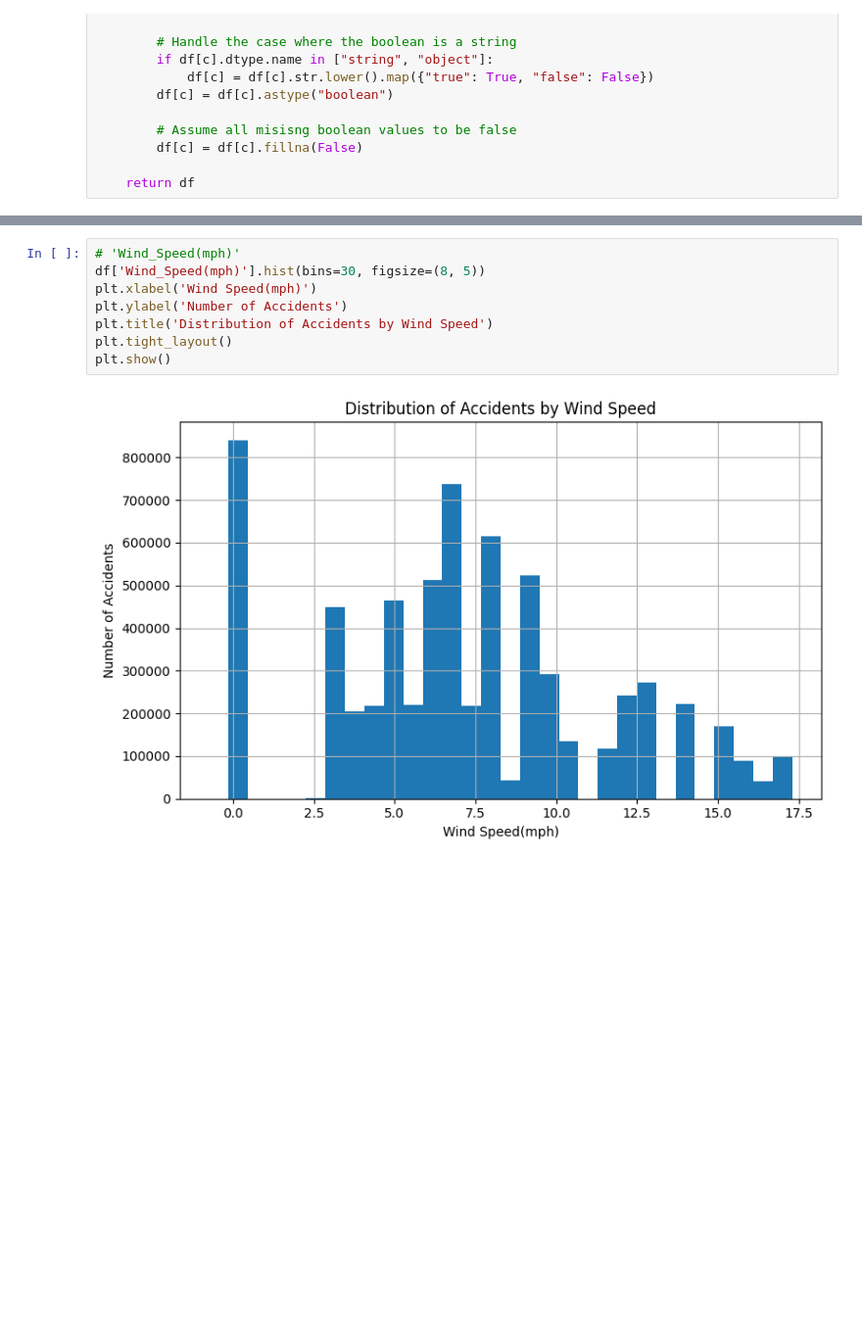
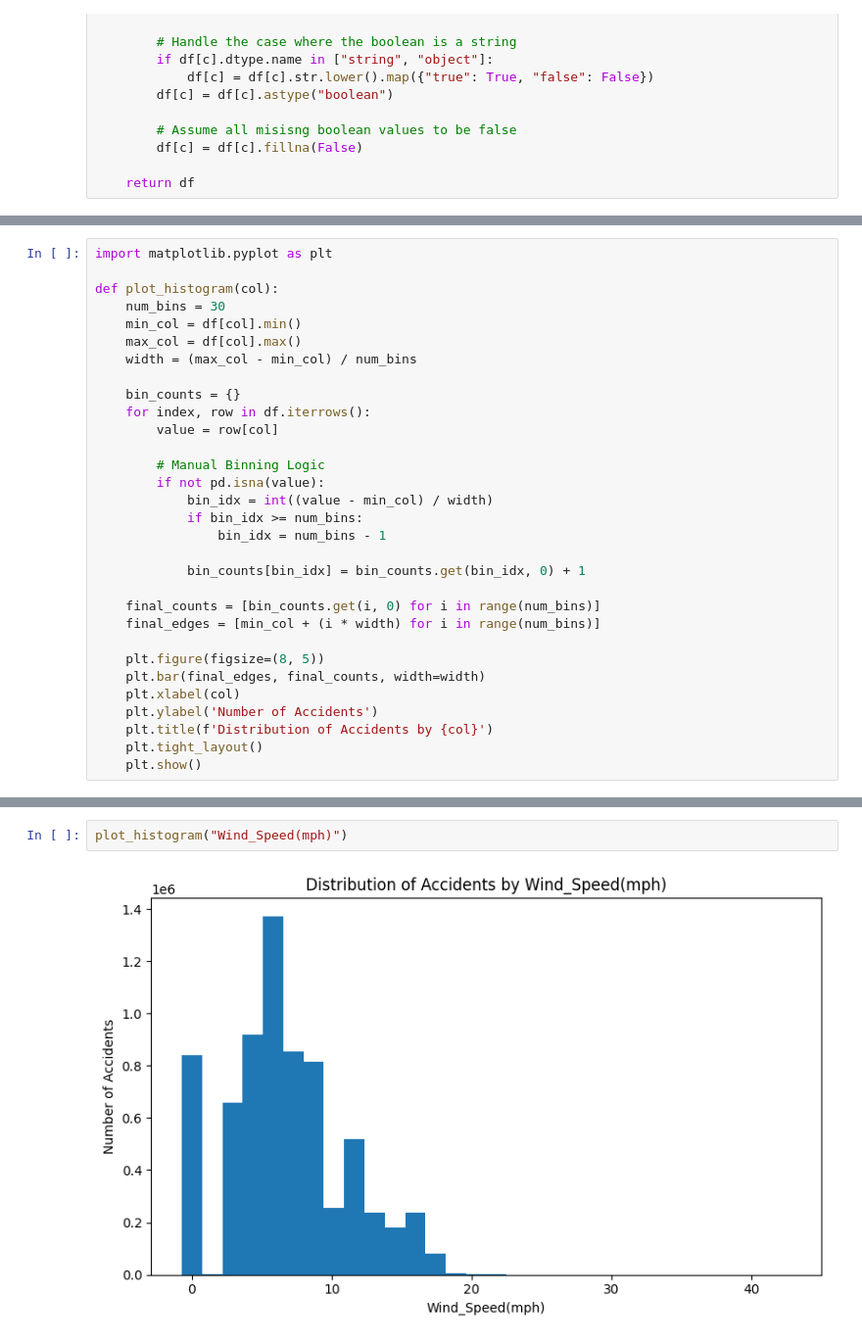
Before and after one commit to liw3n/us_accidents_analysis, a Jupyter notebook: weather_analysis.ipynb, the cells around one changed output, grey strips where cells are left out. Shown at 98% size. Drawn from its saved outputs; the diff is of its cells as text; blank space fills up the shorter version.

```diff
--- a/weather_analysis.ipynb
+++ b/weather_analysis.ipynb
@@ -158 +139,32 @@ dtype: int64
+# %%
+import matplotlib.pyplot as plt
+
+def plot_histogram(col):
+    num_bins = 30
+    min_col = df[col].min()
+    max_col = df[col].max()
+    width = (max_col - min_col) / num_bins
+
+    bin_counts = {}
+    for index, row in df.iterrows():
+        value = row[col]
+
+        # Manual Binning Logic
+        if not pd.isna(value):
+            bin_idx = int((value - min_col) / width)
+            if bin_idx >= num_bins:
+                bin_idx = num_bins - 1
+
+            bin_counts[bin_idx] = bin_counts.get(bin_idx, 0) + 1
+
+    final_counts = [bin_counts.get(i, 0) for i in range(num_bins)]
+    final_edges = [min_col + (i * width) for i in range(num_bins)]
+
+    plt.figure(figsize=(8, 5))
+    plt.bar(final_edges, final_counts, width=width)
+    plt.xlabel(col)
+    plt.ylabel('Number of Accidents')
+    plt.title(f'Distribution of Accidents by {col}')
+    plt.tight_layout()
+    plt.show()
 # %%
@@ -242,11 +210,5 @@ plt.show()
 # %%
-# 'Wind_Speed(mph)'
-df['Wind_Speed(mph)'].hist(bins=30, figsize=(8, 5))
-plt.xlabel('Wind Speed(mph)')
-plt.ylabel('Number of Accidents')
-plt.title('Distribution of Accidents by Wind Speed')
-plt.tight_layout()
-plt.show()
+plot_histogram("Wind_Speed(mph)")
 # %% [output]
-[figure, old version]
+[figure, new version]
 # %%
```
Also changed, not shown: parts of 15 cells of this notebook, 2 other files.
